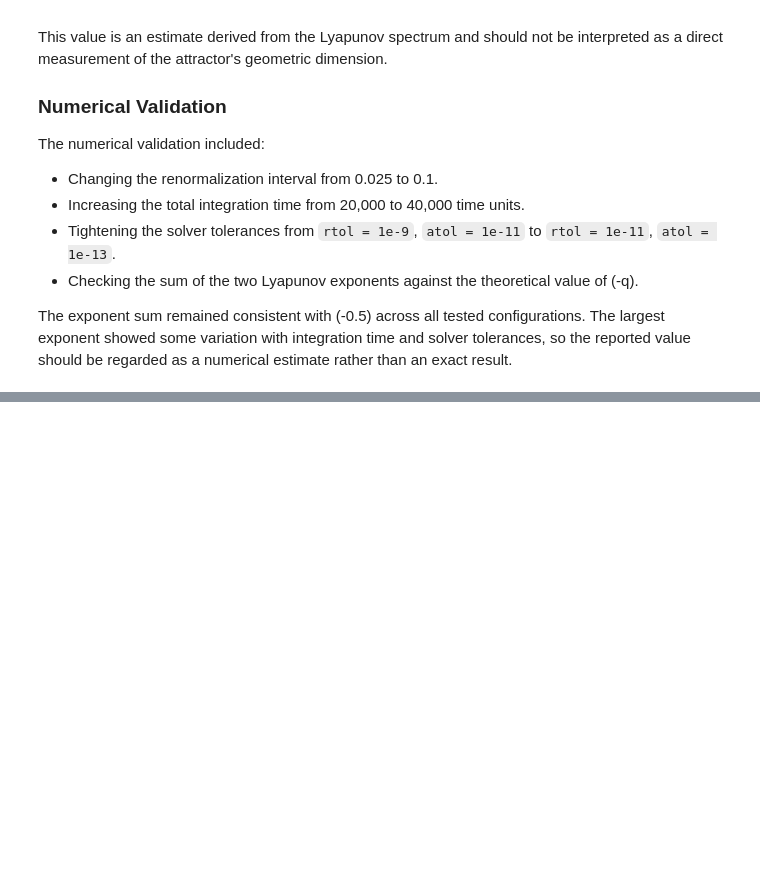
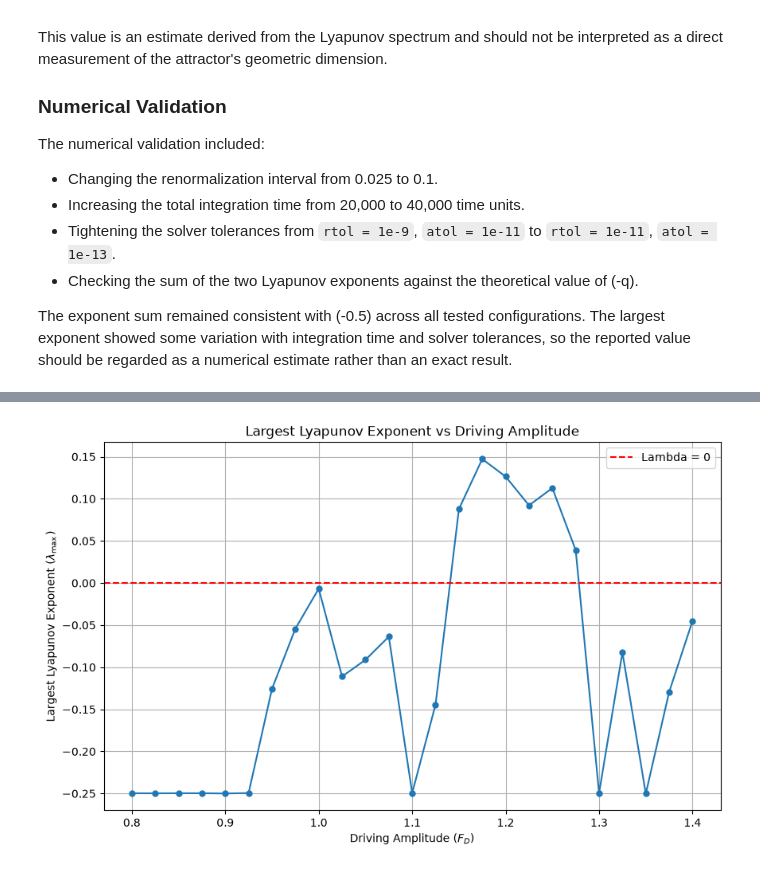
Before and after one commit to AbolfazlAmiri1998/nonlinear-driven-pendulum, a Jupyter notebook: nonlinear_driven_pendulum.ipynb, the cells around one changed output, grey strips where cells are left out. Cells and saved outputs as stored; diff of their text form; code cells hidden in the pictures; blank space fills up the shorter version.

```diff
--- a/nonlinear_driven_pendulum.ipynb
+++ b/nonlinear_driven_pendulum.ipynb
@@ -1305,3 +1302,12 @@ The numerical validation included:
 - Checking the sum of the two Lyapunov exponents against the theoretical value of \(-q\).
 
 The exponent sum remained consistent with \(-0.5\) across all tested configurations. The largest exponent showed some variation with integration time and solver tolerances, so the reported value should be regarded as a numerical estimate rather than an exact result.
+# %%
+# Parameter sweep for the largest Lyapunov exponent
+
+F_D_values = np.linspace(0.8, 1.4, 25)
+
+lyapunov_values = []
+
+print("Number of parameter values:", len(F_D_values))
+print("F_D range:", F_D_values[0], "to", F_D_values[-1])
@@ -1307,0 +1358,27 @@ The exponent sum remained consistent with \(-0.5\) across all tested configurati
+# %%
+plt.figure(figsize=(10, 6))
+
+plt.plot(
+    F_D_values,
+    lyapunov_values,
+    marker="o",
+    markersize=5,
+    linewidth=1.5
+)
+
+plt.axhline(
+    y=0,
+    color="red",
+    linestyle="--",
+    label="Lambda = 0"
+)
+
+plt.xlabel(r"Driving Amplitude ($F_D$)")
+plt.ylabel(r"Largest Lyapunov Exponent ($\lambda_{\max}$)")
+plt.title("Largest Lyapunov Exponent vs Driving Amplitude")
+
+plt.grid(True)
+plt.legend()
+plt.show()
+# %% [output]
+[figure, added]
```
Also changed, not shown: parts of 30 cells of this notebook.
